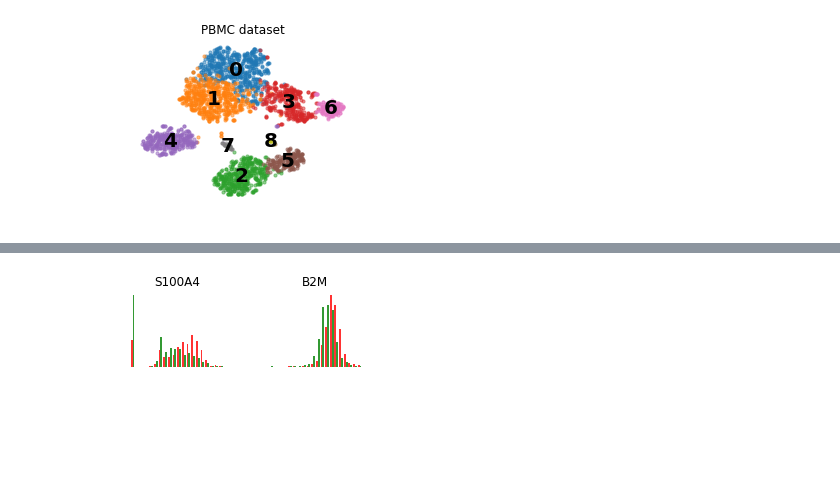
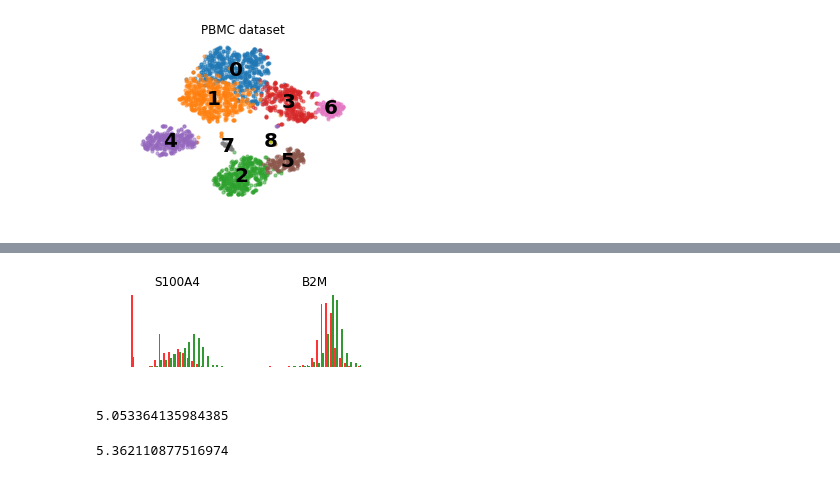
Before and after one commit to jessemzhang/tn_test, a Jupyter notebook: Figures.ipynb, the cells around one changed output, grey strips where cells are left out. Cells and saved outputs as stored; diff of their text form; code cells hidden in the pictures; blank space fills up the shorter version.

Commit message:
corrected gene expression figure

```diff
--- a/Figures.ipynb
+++ b/Figures.ipynb
@@ -444,7 +444,7 @@ for i, test in enumerate(tests):
     all_genes.extend(list(seurat_de.index[:10]))
     gene_names, p_seurat, p_correct = get_gene_names(seurat_de, ngenes)
     if test == "t":
-        test = 'Welch''s $t$'
+        test = 'Welch\'s $t$'
     plot_bar_p(gene_names, p_correct, p_seurat=p_seurat, label=test,
                set_ylabel = True if i == 0 or i == 4 else False)
     plt.savefig('figures/pbmc_de_%s.pdf'%(test), format='pdf', dpi=500, bbox_inches='tight')
@@ -465,20 +465,40 @@ plt.show()
 [figure]
 [figure]
 # %%
-ydata = data[labels == 0]
-zdata = data[labels == 1]
+labels1 = np.array(pd.read_csv('./pbmc_seurat_0v1_cellsamplabels1.txt', delimiter=' ')).reshape(-1)
+labels2 = np.loadtxt('./pbmc_seurat_0v1_cellsamplabels2.txt')
+
+cellsamp1 = pd.read_csv(os.path.join(data_dir, 'pbmc_seurat_0v1_cellsamp1.txt'), delimiter=' ')
+pdict = {j:i for i, j in enumerate(data_R.columns)}
+inds1 = np.array([pdict[i] for i in np.array(cellsamp1).reshape(-1)])
+cellsamp2 = np.loadtxt('./pbmc_seurat_0v1_cellsamp2.txt', dtype='str')
+inds2 = np.array([pdict[i] for i in np.array(cellsamp2).reshape(-1)])
+
+data1 = data[inds1]
+data2 = data[inds2]
+
+y1, z1 = data1[labels1 == 0], data1[labels1 == 1]
+y2, z2 = data2[labels2 == 0], data2[labels2 == 1]
 
 gene_names = ['S100A4', 'B2M']
 
 plt.figure(figsize=(4, 1.8))
 for i, gene_name in enumerate(gene_names):
     plt.subplot(1, 2, i+1)
     g_ind = np.where(genes == gene_name)[0][0]
-    utils.plot_stacked_hist(ydata[:, g_ind], zdata[:, g_ind])
+    utils.plot_stacked_hist(np.vstack((y1, y2))[:, g_ind], np.vstack((z1, z2))[:, g_ind])
     plt.title(gene_name)
     plt.axis('off')
 plt.tight_layout()
 plt.savefig('figures/pbmc_gene_exp.pdf', format='pdf', dpi=500, bbox_inches='tight')
 plt.show()
 # %% [output]
-[figure, old version]
+[figure, new version]
+# %%
+np.mean(np.vstack((y1, y2))[:, g_ind])
+# %% [output]
+5.053364135984385
+# %%
+np.mean( np.vstack((z1, z2))[:, g_ind])
+# %% [output]
+5.362110877516974
```
Also changed, not shown: parts of 1 cell of this notebook.
